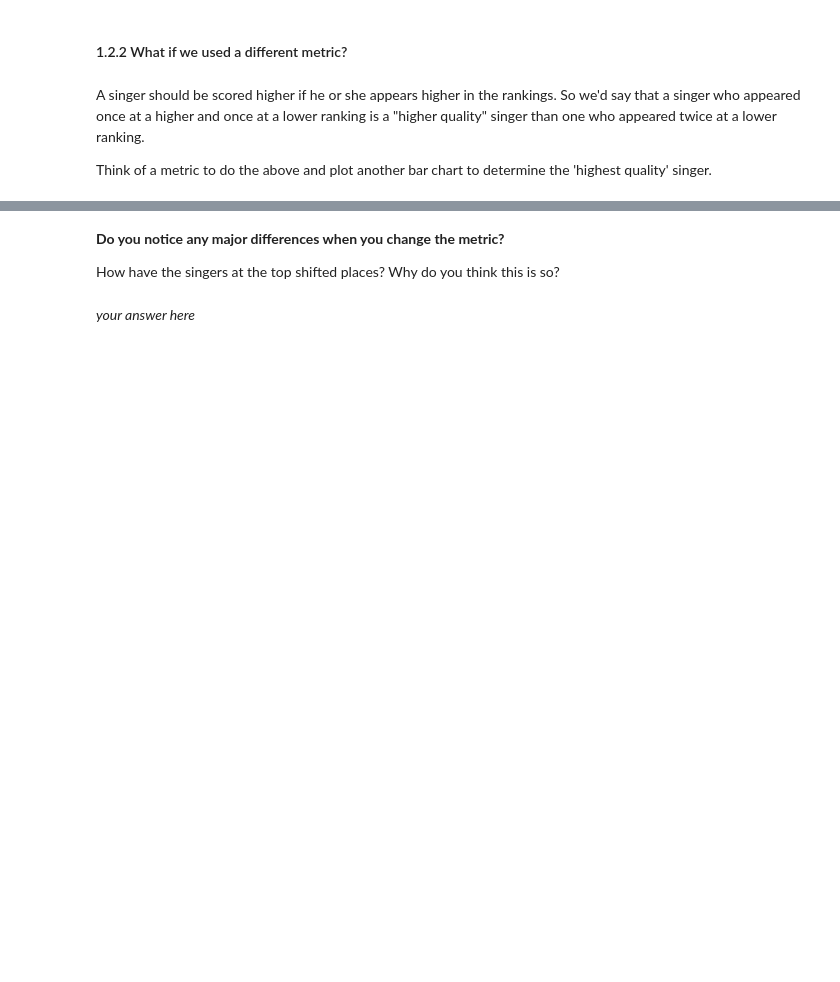
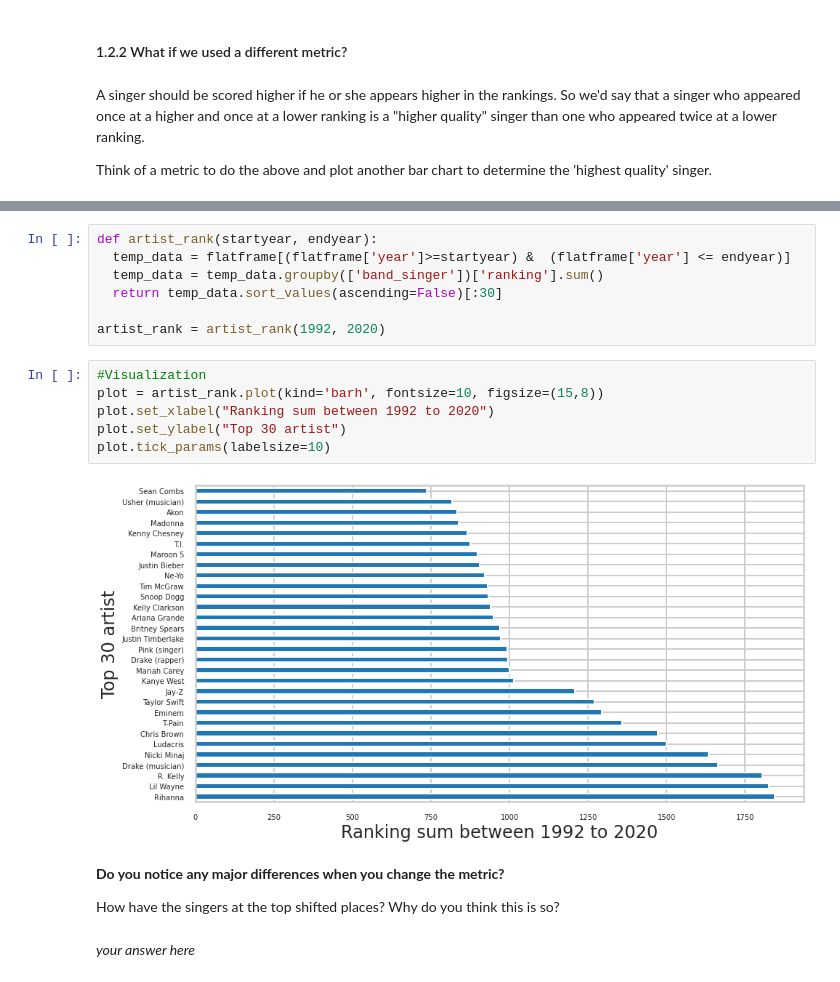
Before and after one commit to azizamirsaidova/homework_2, a Jupyter notebook: distribute_HW2.ipynb, the cells around one changed output, grey strips where cells are left out. Drawn from its saved outputs; the diff is of its cells as text; blank space fills up the shorter version.

```diff
--- a/distribute_HW2.ipynb
+++ b/distribute_HW2.ipynb
@@ -380,3 +378,18 @@ Name: rank, dtype: float64
+# %%
+def artist_rank(startyear, endyear):
+  temp_data = flatframe[(flatframe['year']>=startyear) &  (flatframe['year'] <= endyear)]
+  temp_data = temp_data.groupby(['band_singer'])['ranking'].sum()
+  return temp_data.sort_values(ascending=False)[:30]
+
+artist_rank = artist_rank(1992, 2020)
+# %%
+#Visualization
+plot = artist_rank.plot(kind='barh', fontsize=10, figsize=(15,8))
+plot.set_xlabel("Ranking sum between 1992 to 2020")
+plot.set_ylabel("Top 30 artist")
+plot.tick_params(labelsize=10)
+# %% [output]
+[figure, added]
 # %% [markdown]
 **Do you notice any major differences when you change the metric?**
 
```
Also changed, not shown: parts of 12 cells of this notebook.
